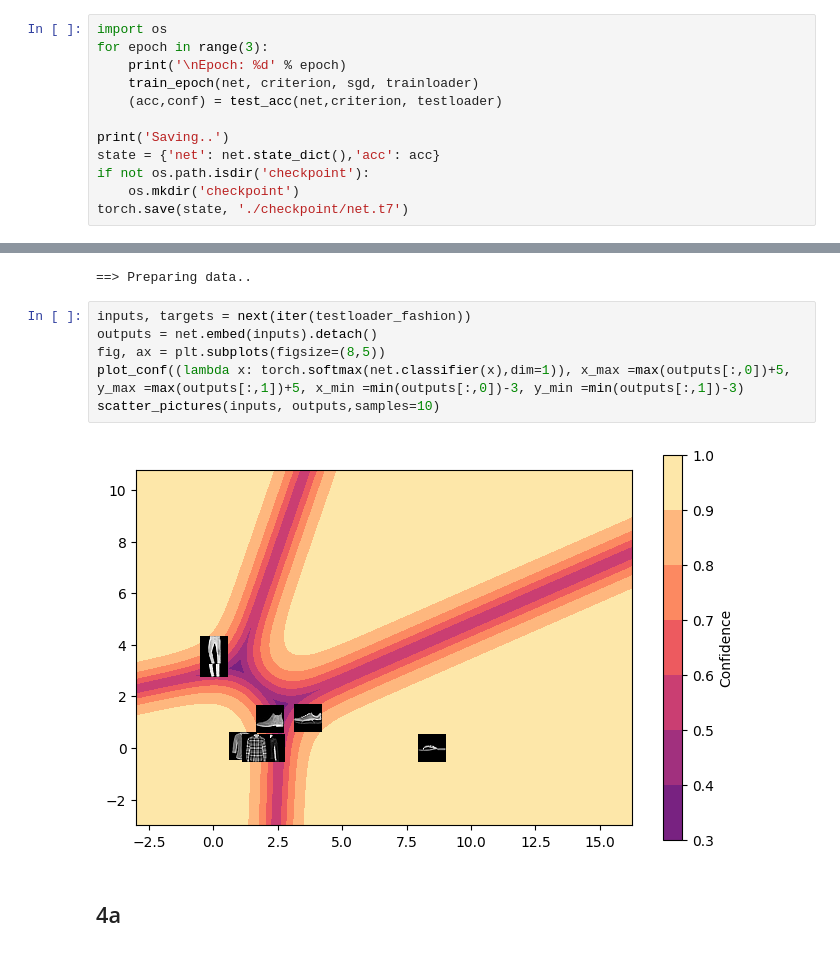
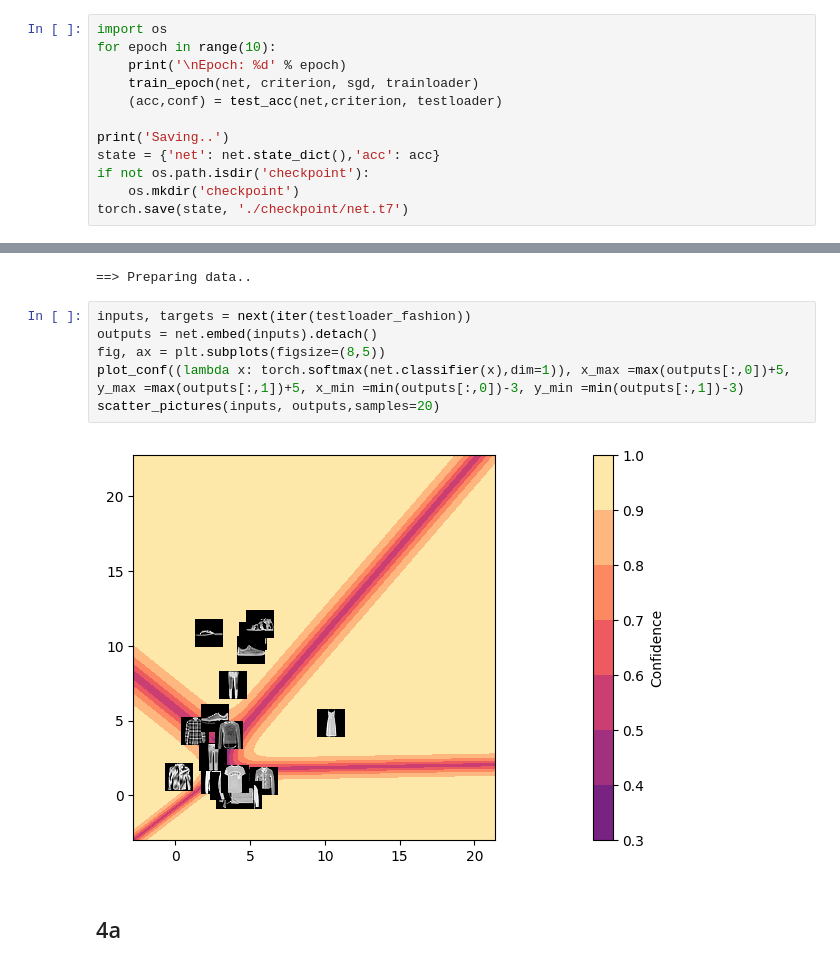
Before and after one commit to driverag22/dataMining-MachLearningAssignments, a Jupyter notebook: HW2/HW2_4MNISTANN.ipynb, the cells around one changed output, grey strips where cells are left out. Cells and saved outputs as stored; diff of their text form.

Commit message:
Added plots for MNIST dataset

```diff
--- a/HW2/HW2_4MNISTANN.ipynb
+++ b/HW2/HW2_4MNISTANN.ipynb
@@ -145,7 +145,7 @@ sgd = torch.optim.SGD([{'params': net.parameters()},],
 ==> Building model..
 # %%
 import os
-for epoch in range(3):
+for epoch in range(10):
     print('\nEpoch: %d' % epoch)
     train_epoch(net, criterion, sgd, trainloader)
     (acc,conf) = test_acc(net,criterion, testloader)
@@ -229,11 +234,11 @@ testloader_fashion = torch.utils.data.DataLoader(testset, batch_size=512, shuffl
 # %%
 inputs, targets = next(iter(testloader_fashion))
 outputs = net.embed(inputs).detach()
 fig, ax = plt.subplots(figsize=(8,5))
 plot_conf((lambda x: torch.softmax(net.classifier(x),dim=1)), x_max =max(outputs[:,0])+5, y_max =max(outputs[:,1])+5, x_min =min(outputs[:,0])-3, y_min =min(outputs[:,1])-3)
-scatter_pictures(inputs, outputs,samples=10)
+scatter_pictures(inputs, outputs,samples=20)
 # %% [output]
-[figure, old version]
+[figure, new version]
 # %% [markdown]
 ## 4a
 # %%
```
Also changed, not shown: parts of 4 cells of this notebook, 1 other file.
